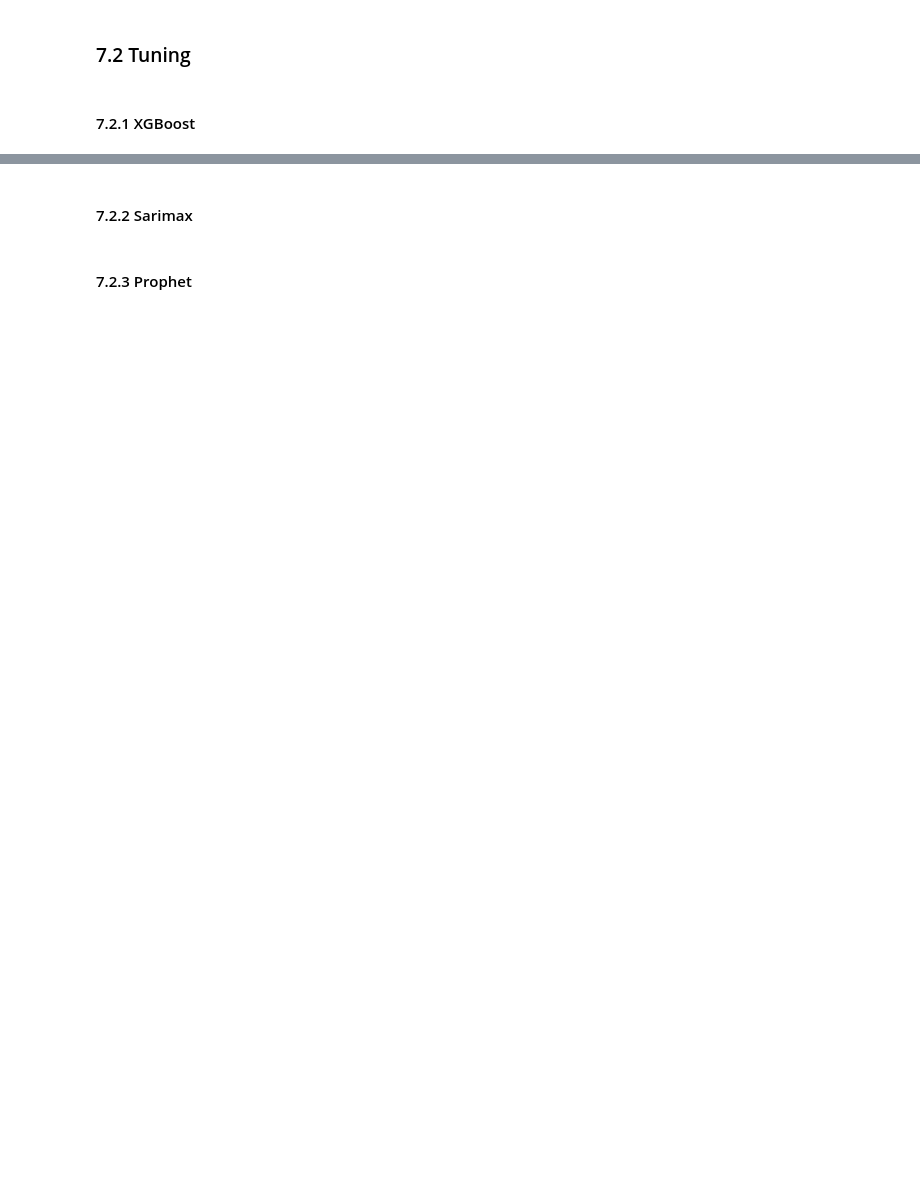
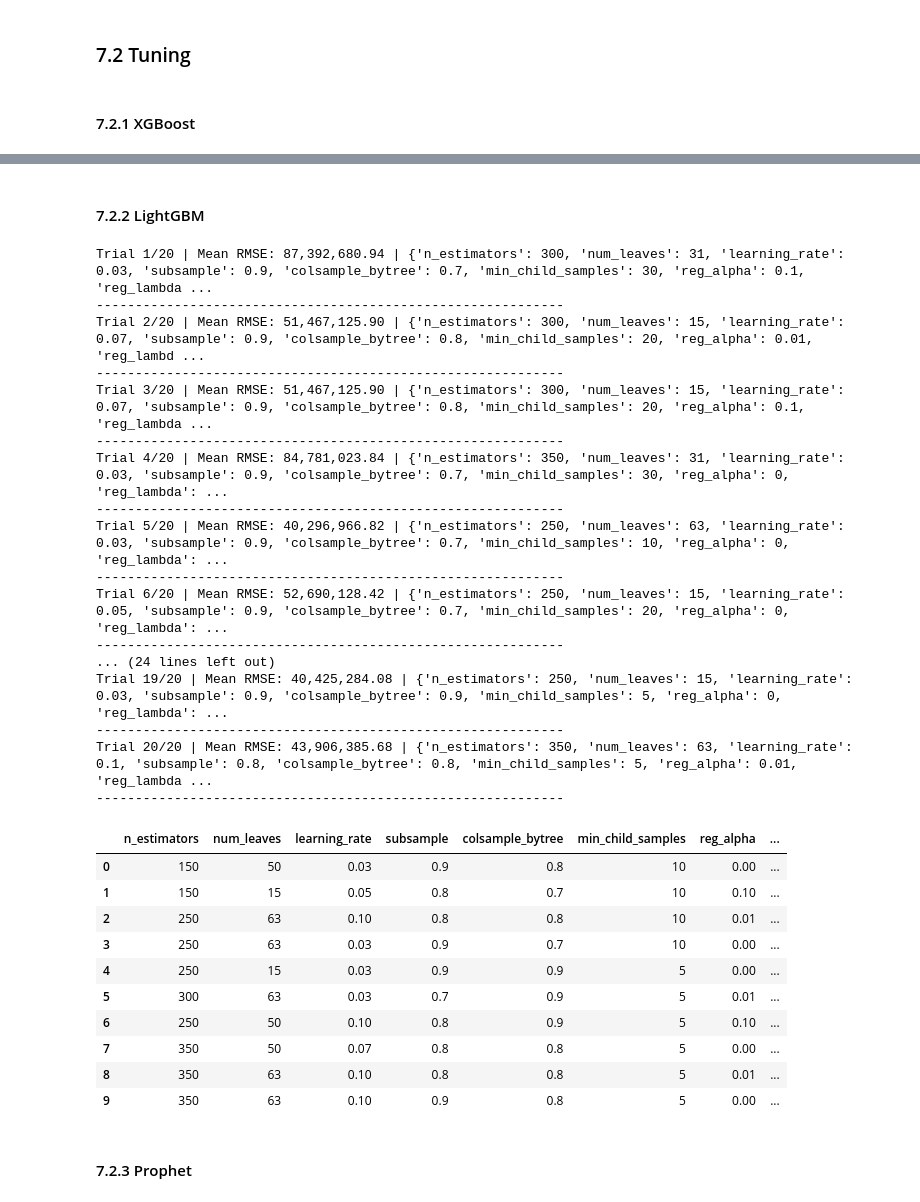
Before and after one commit to Alanog10/Siemens, a Jupyter notebook: Reconciliation.ipynb, the cells around one changed output, grey strips where cells are left out. Drawn from its saved outputs; the diff is of its cells as text; code cells hidden in the pictures; blank space fills up the shorter version.

```diff
--- a/Reconciliation.ipynb
+++ b/Reconciliation.ipynb
@@ -2530,4 +2205,69 @@ print(best_xgb_params)
 # %% [markdown]
-#### 7.2.2 Sarimax
+#### 7.2.2 LightGBM
+# %%
+n_trials = 20  # número de combinações aleatórias a testar — aumentar para explorar mais
+lgbm_random_results = []
+
+for i in range(n_trials):
+    params = {
+        'n_estimators'     : random.choice([150, 200, 250, 300, 350]),  # nº de árvores — mais = mais lento mas potencialmente melhor
+        'num_leaves'       : random.choice([15, 31, 50, 63]),           # complexidade de cada árvore — valores altos = mais overfitting
+        'learning_rate'    : random.choice([0.03, 0.05, 0.07, 0.1]),   # tamanho do passo — mais baixo precisa de mais árvores
+        'subsample'        : random.choice([0.7, 0.8, 0.9]),            # % de linhas usadas por árvore — ajuda a regularizar
+        'colsample_bytree' : random.choice([0.7, 0.8, 0.9]),            # % de features usadas por árvore — ajuda a regularizar
+        'min_child_samples': random.choice([5, 10, 20, 30]),            # mínimo de obs por folha — mais alto = menos overfitting
+        'reg_alpha'        : random.choice([0, 0.01, 0.1]),             # regularização L1 — penaliza coeficientes pequenos
+        'reg_lambda'       : random.choice([0, 0.01, 0.1]),             # regularização L2 — penaliza coeficientes grandes
+    }
+
+    fold_rmses = []
+    for fold in expanding_folds:
+        train_df, val_df = get_expanding_fold(
+            df_model, fold['train_end'], fold['val_start'], fold['val_end']
+        )
+        model = lgb.LGBMRegressor(random_state=42, n_jobs=-1, verbose=-1, **params)
+        model.fit(train_df[final_features], train_df['y'])
+        y_pred = model.predict(val_df[final_features])
+        fold_rmses.append(np.sqrt(mean_squared_error(val_df['y'], y_pred)))
+
+    result = params.copy()
+    result['mean_rmse'] = np.mean(fold_rmses)
+    result['std_rmse']  = np.std(fold_rmses)
+    lgbm_random_results.append(result)
+
+    print(f"Trial {i+1}/{n_trials} | Mean RMSE: {result['mean_rmse']:,.2f} | {params}")
+    print("-" * 60)
+
+lgbm_random_df = pd.DataFrame(lgbm_random_results).sort_values('mean_rmse').reset_index(drop=True)
+lgbm_random_df.head(10)
+# %% [output]
+Trial 1/20 | Mean RMSE: 87,392,680.94 | {'n_estimators': 300, 'num_leaves': 31, 'learning_rate': 0.03, 'subsample': 0.9, 'colsample_bytree': 0.7, 'min_child_samples': 30, 'reg_alpha': 0.1, 'reg_lambda ...
+------------------------------------------------------------
+Trial 2/20 | Mean RMSE: 51,467,125.90 | {'n_estimators': 300, 'num_leaves': 15, 'learning_rate': 0.07, 'subsample': 0.9, 'colsample_bytree': 0.8, 'min_child_samples': 20, 'reg_alpha': 0.01, 'reg_lambd ...
+------------------------------------------------------------
+Trial 3/20 | Mean RMSE: 51,467,125.90 | {'n_estimators': 300, 'num_leaves': 15, 'learning_rate': 0.07, 'subsample': 0.9, 'colsample_bytree': 0.8, 'min_child_samples': 20, 'reg_alpha': 0.1, 'reg_lambda ...
+------------------------------------------------------------
+Trial 4/20 | Mean RMSE: 84,781,023.84 | {'n_estimators': 350, 'num_leaves': 31, 'learning_rate': 0.03, 'subsample': 0.9, 'colsample_bytree': 0.7, 'min_child_samples': 30, 'reg_alpha': 0, 'reg_lambda': ...
+------------------------------------------------------------
+Trial 5/20 | Mean RMSE: 40,296,966.82 | {'n_estimators': 250, 'num_leaves': 63, 'learning_rate': 0.03, 'subsample': 0.9, 'colsample_bytree': 0.7, 'min_child_samples': 10, 'reg_alpha': 0, 'reg_lambda': ...
+------------------------------------------------------------
+Trial 6/20 | Mean RMSE: 52,690,128.42 | {'n_estimators': 250, 'num_leaves': 15, 'learning_rate': 0.05, 'subsample': 0.9, 'colsample_bytree': 0.7, 'min_child_samples': 20, 'reg_alpha': 0, 'reg_lambda': ...
+------------------------------------------------------------
+... (24 lines left out)
+Trial 19/20 | Mean RMSE: 40,425,284.08 | {'n_estimators': 250, 'num_leaves': 15, 'learning_rate': 0.03, 'subsample': 0.9, 'colsample_bytree': 0.9, 'min_child_samples': 5, 'reg_alpha': 0, 'reg_lambda': ...
+------------------------------------------------------------
+Trial 20/20 | Mean RMSE: 43,906,385.68 | {'n_estimators': 350, 'num_leaves': 63, 'learning_rate': 0.1, 'subsample': 0.8, 'colsample_bytree': 0.8, 'min_child_samples': 5, 'reg_alpha': 0.01, 'reg_lambda ...
+------------------------------------------------------------
+|  | n_estimators | num_leaves | learning_rate | subsample | colsample_bytree | min_child_samples | reg_alpha | ... |
+| 0 | 150 | 50 | 0.03 | 0.9 | 0.8 | 10 | 0.00 | ... |
+| 1 | 150 | 15 | 0.05 | 0.8 | 0.7 | 10 | 0.10 | ... |
+| 2 | 250 | 63 | 0.10 | 0.8 | 0.8 | 10 | 0.01 | ... |
+| 3 | 250 | 63 | 0.03 | 0.9 | 0.7 | 10 | 0.00 | ... |
+| 4 | 250 | 15 | 0.03 | 0.9 | 0.9 | 5 | 0.00 | ... |
+| 5 | 300 | 63 | 0.03 | 0.7 | 0.9 | 5 | 0.01 | ... |
+| 6 | 250 | 50 | 0.10 | 0.8 | 0.9 | 5 | 0.10 | ... |
+| 7 | 350 | 50 | 0.07 | 0.8 | 0.8 | 5 | 0.00 | ... |
+| 8 | 350 | 63 | 0.10 | 0.8 | 0.8 | 5 | 0.01 | ... |
+| 9 | 350 | 63 | 0.10 | 0.9 | 0.8 | 5 | 0.00 | ... |
 # %% [markdown]
 #### 7.2.3 Prophet
```
Also changed, not shown: parts of 33 cells of this notebook.
